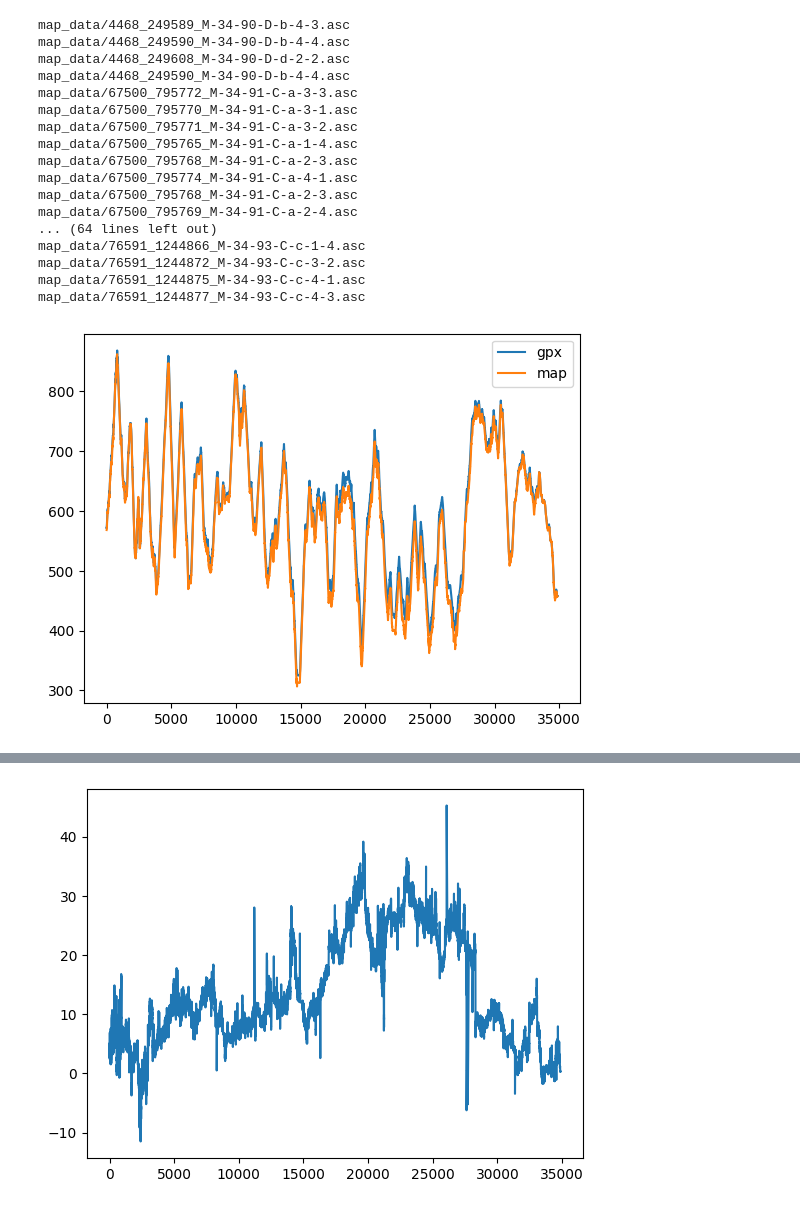
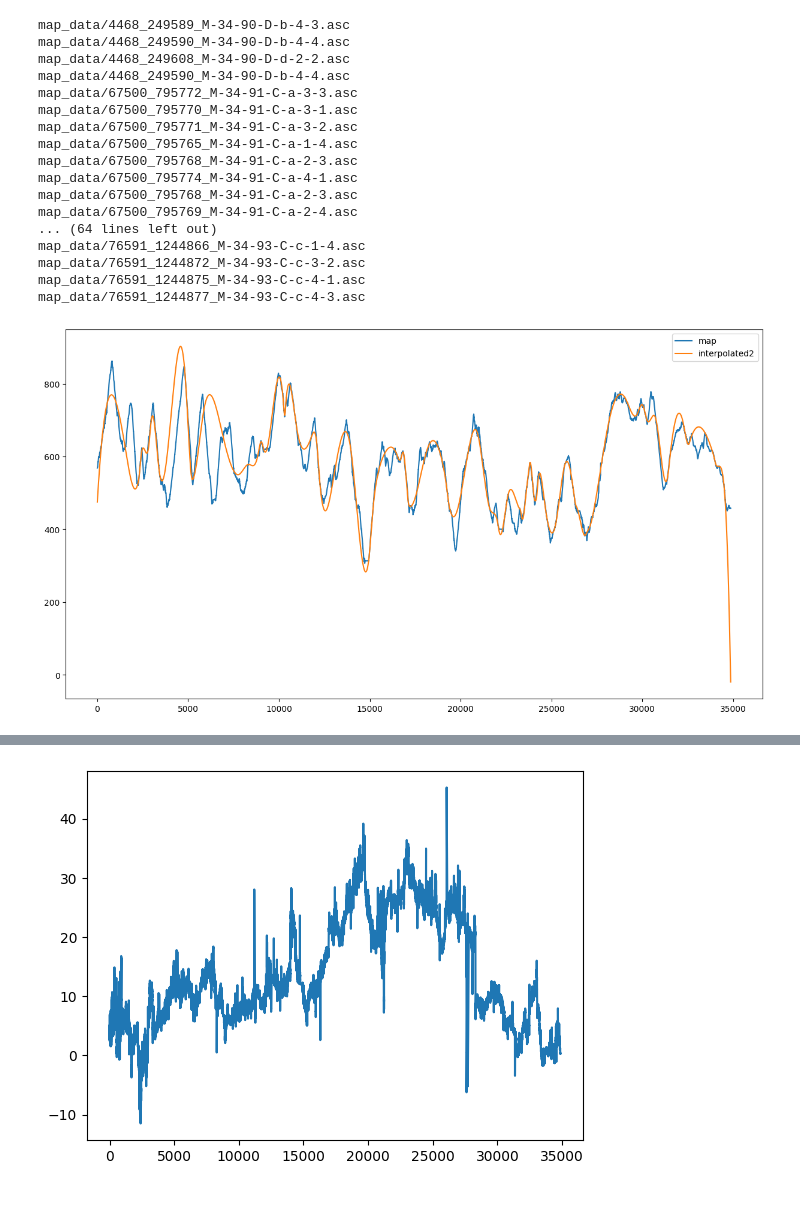
Before and after one commit to iStrzalka/gpx_sim, a Jupyter notebook: test.ipynb, the cells around one changed output, grey strips where cells are left out. Saved outputs shown, nothing was run; the diff lists cells and outputs as text; code cells hidden in the pictures.

```diff
--- a/test.ipynb
+++ b/test.ipynb
@@ -188,14 +201,39 @@ for i in range(len(elevation_map)):
         while right_i < len(elevation_map) and elevation_map[right_i] < 0:
             right_i += 1
         elevation_map[i] = (elevation_map[left_i] + elevation_map[right_i]) / 2
-
-
-import matplotlib.pyplot as plt
-import numpy as np
-
-plt.plot(elevation_gpx, label='gpx')
-plt.plot(elevation_map, label='map')
-plt.legend()
-plt.show()
-# %% [output]
-[figure, removed]
+# %%
+from scipy.interpolate import lagrange, interp1d
+from scipy.misc import derivative
+
+def interpolate_elevation(elevation_map, n, last_x = None):
+    # get random 1000 points
+    x = np.random.randint(0, len(elevation_map), n)
+    np.append(x, [0, 1, 2, len(elevation_map) - 3, len(elevation_map) - 2, len(elevation_map) - 1])
+    x = list(sorted(set(x)))
+    y = np.array([elevation_map[i] for i in x])
+    if last_x is not None:
+        x = [last_x[i] for i in x]
+
+    f = interp1d(x, y, kind='cubic', fill_value='extrapolate')
+    xnew = np.arange(0, len(elevation_map) - 1)
+    if last_x is not None:
+        xnew = np.array(last_x)
+    ynew = f(xnew)
+
+    df = derivative(f, xnew, dx=1)
+
+    return f, df, ynew
+
+f, df, interpolated = interpolate_elevation(elevation_map, 500)
+f2, df, interpolated2 = interpolate_elevation(interpolated, 100)
+# %%
+import matplotlib.pyplot as plt
+import numpy as np
+
+plt.figure(figsize=(15, 8))
+plt.plot(elevation_map, label='map')
+plt.plot(interpolated2, label='interpolated2')
+plt.legend()
+plt.show()
+# %% [output]
+[figure, added]
```
Also changed, not shown: parts of 19 cells of this notebook, 7 other files.
